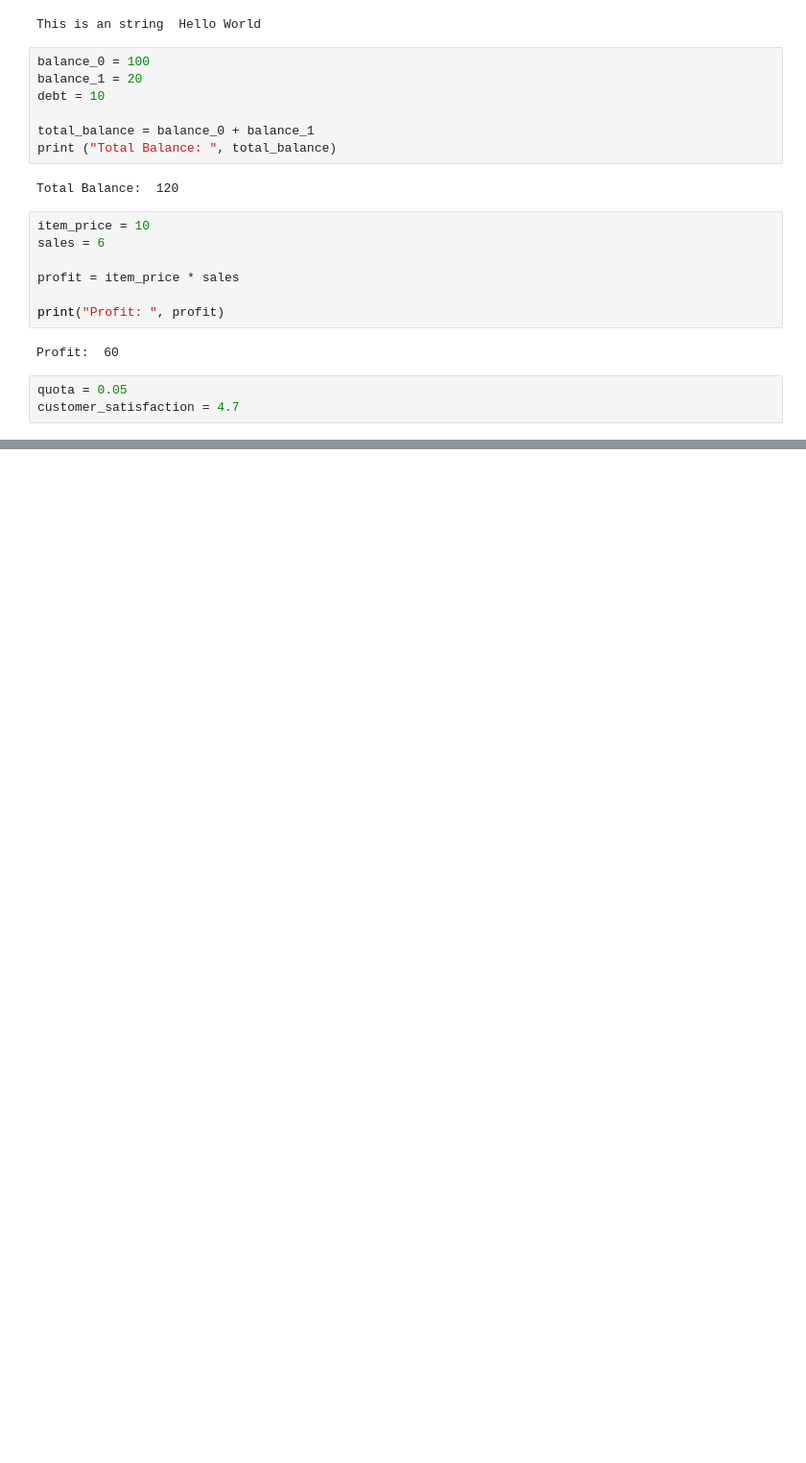
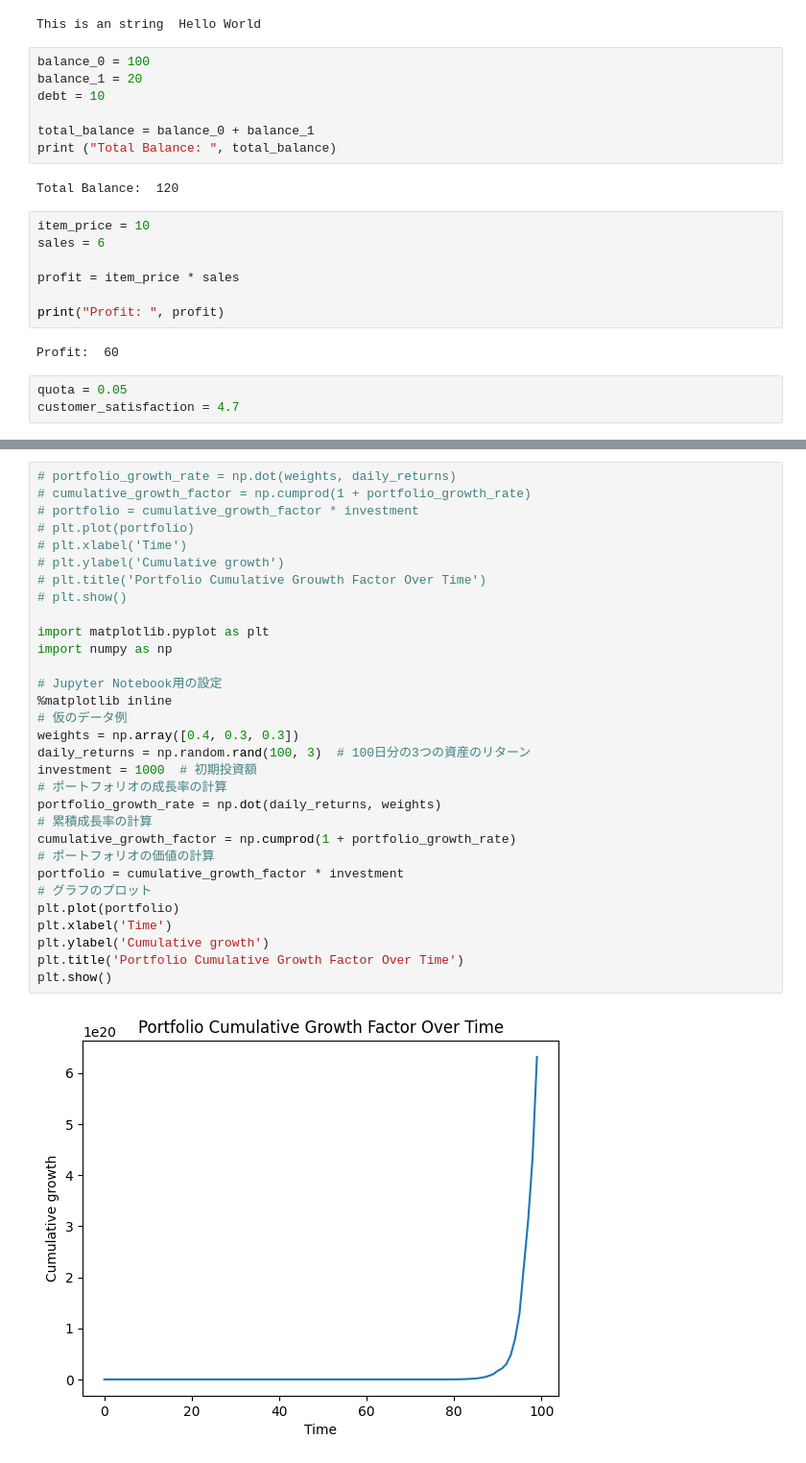
Before and after one commit to TKssk01/aiinfinance, a Jupyter notebook: Class/practice.ipynb, the cells around one changed output, grey strips where cells are left out. Shown: that part at 96% size. Cells and saved outputs as stored; diff of their text form; blank space fills up the shorter version.

```diff
--- a/Class/practice.ipynb
+++ b/Class/practice.ipynb
@@ -36,0 +489,33 @@ customer_satisfaction = 4.7
+# %%
+# portfolio_growth_rate = np.dot(weights, daily_returns)
+# cumulative_growth_factor = np.cumprod(1 + portfolio_growth_rate)
+# portfolio = cumulative_growth_factor * investment
+# plt.plot(portfolio)
+# plt.xlabel('Time')
+# plt.ylabel('Cumulative growth')
+# plt.title('Portfolio Cumulative Grouwth Factor Over Time')
+# plt.show()
+
+import matplotlib.pyplot as plt
+import numpy as np
+
+# Jupyter Notebook用の設定
+%matplotlib inline
+# 仮のデータ例
+weights = np.array([0.4, 0.3, 0.3])
+daily_returns = np.random.rand(100, 3)  # 100日分の3つの資産のリターン
+investment = 1000  # 初期投資額
+# ポートフォリオの成長率の計算
+portfolio_growth_rate = np.dot(daily_returns, weights)
+# 累積成長率の計算
+cumulative_growth_factor = np.cumprod(1 + portfolio_growth_rate)
+# ポートフォリオの価値の計算
+portfolio = cumulative_growth_factor * investment
+# グラフのプロット
+plt.plot(portfolio)
+plt.xlabel('Time')
+plt.ylabel('Cumulative growth')
+plt.title('Portfolio Cumulative Growth Factor Over Time')
+plt.show()
+# %% [output]
+[figure, added]
```
Also changed, not shown: parts of 61 cells of this notebook, 26 other files.
